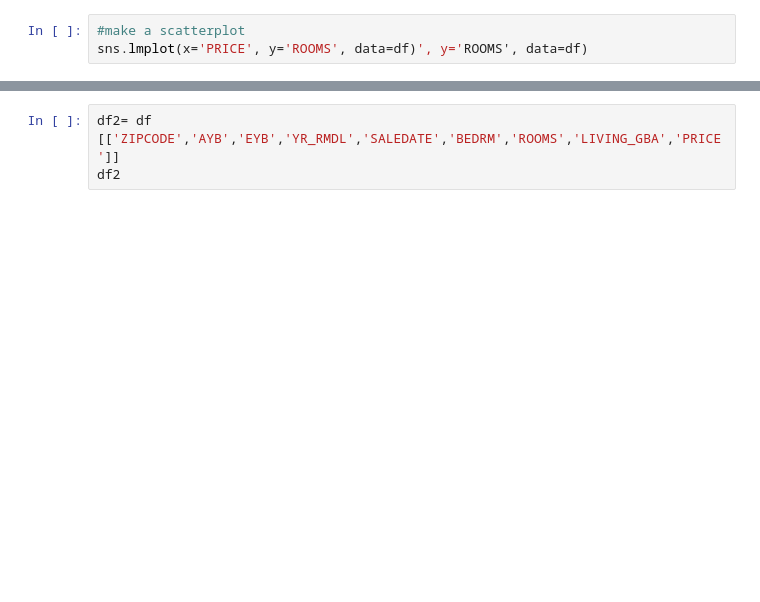
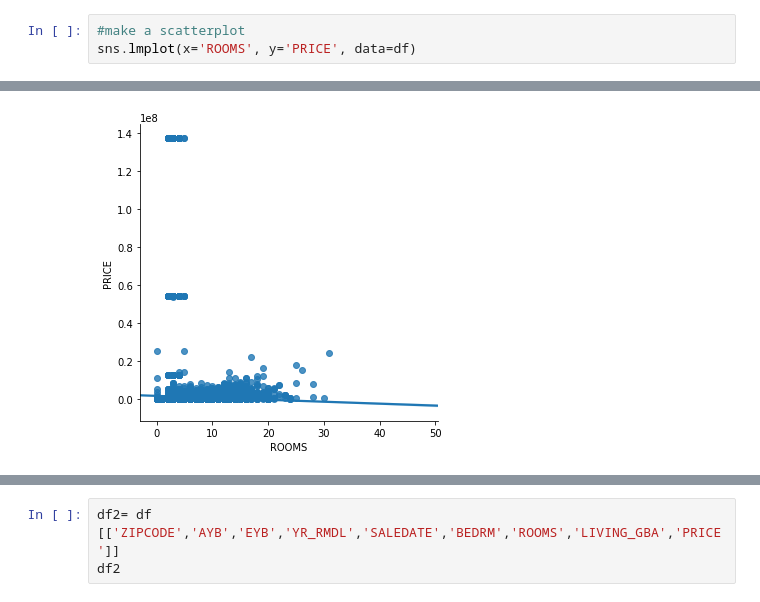
Before and after one commit to sujeebadal/DataWork-January2019, a Jupyter notebook: Project 2.ipynb, the cells around one changed output, grey strips where cells are left out. Drawn from its saved outputs; the diff is of its cells as text; blank space fills up the shorter version.

```diff
--- a/Project 2.ipynb
+++ b/Project 2.ipynb
@@ -43,4 +18,4 @@ df.corr()
 # %%
 #make a scatterplot
-sns.lmplot(x='PRICE', y='ROOMS', data=df)', y='ROOMS', data=df)
+sns.lmplot(x='ROOMS', y='PRICE', data=df)
 # %% [output]
@@ -47,0 +23 @@ SyntaxError: invalid syntax (<ipython-input-56-458bfb1ac334>, line 3)
+[figure, added]
```
Also changed, not shown: parts of 16 cells of this notebook.
